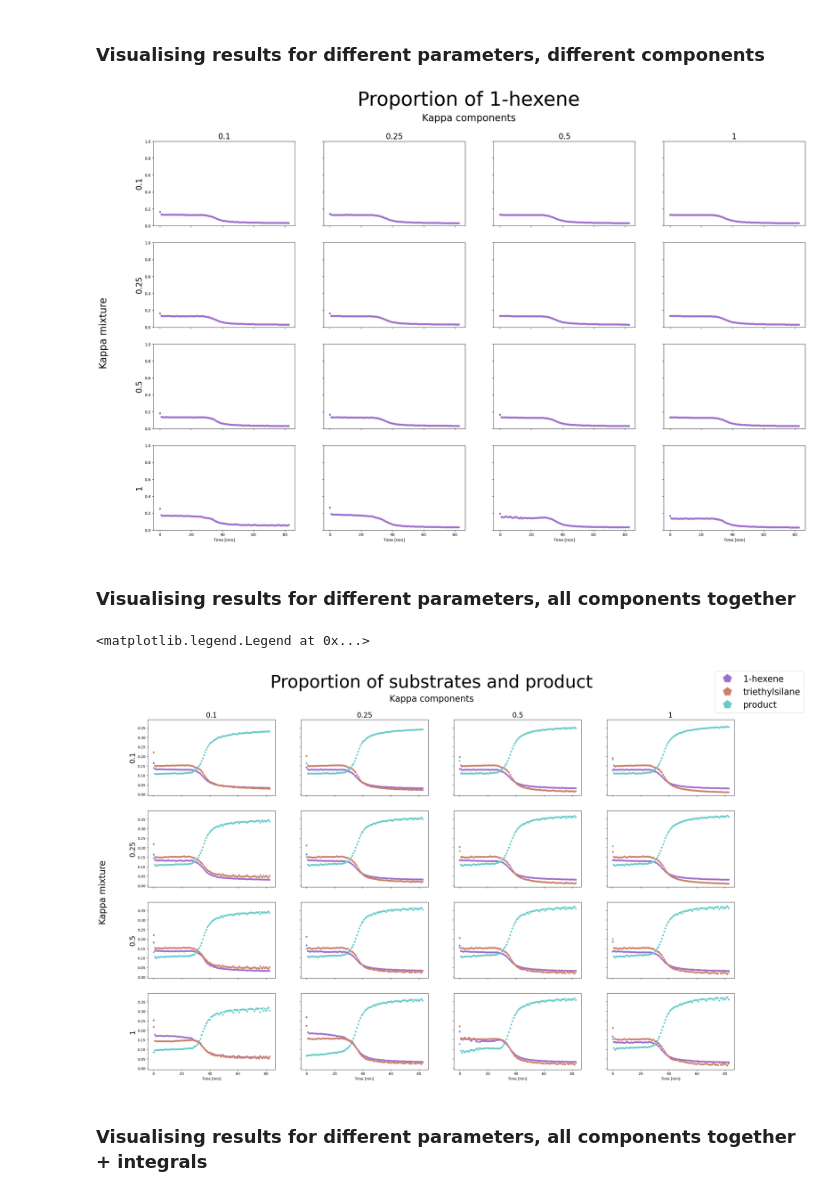
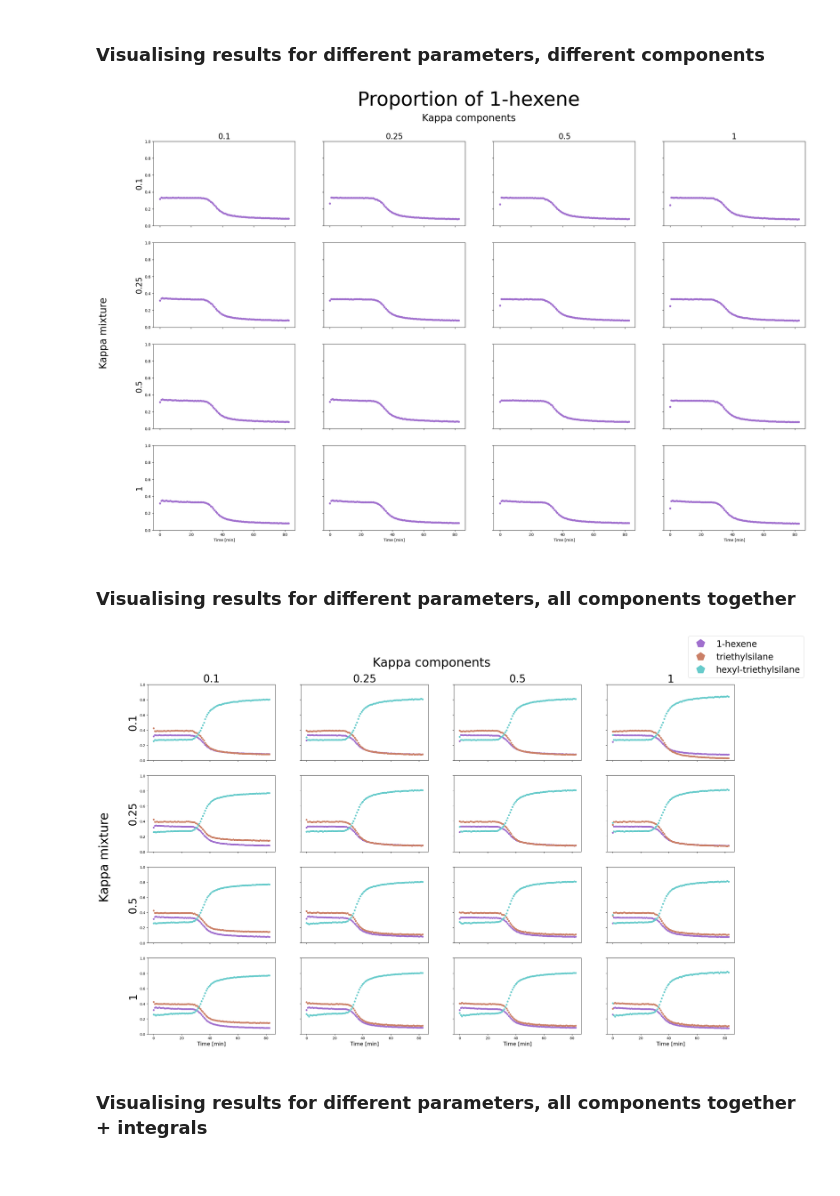
Before and after one commit to BDomzal/magnetstein_x_chemical_reactions, a Jupyter notebook: notebooks/visualisation.ipynb, the cells around one changed output. Drawn from its saved outputs; the diff is of its cells as text; code cells hidden in the pictures.

Commit message:
Corrected figures

```diff
--- a/notebooks/visualisation.ipynb
+++ b/notebooks/visualisation.ipynb
@@ -21,7 +21,7 @@ import matplotlib.pyplot as plt
 
 #optionally add ylim(0,0.4) in plots
 # %%
-experiment_name = 'PMG 287 monitoring with full mixture spectrum'
+experiment_name = 'PMG 287 monitoring'
 # %%
 mixture_paths = {'Saccharose hydrolysis': '../data/saccharose_hydrolysis/preprocessed_mixture.csv',
                 'PMG 284 monitoring': '../data/PMG_284/preprocessed_mixture.csv',
@@ -76,10 +76,10 @@ results_paths = {
                 }
 
 substances_names = {'Saccharose hydrolysis': ['sucrose', 'alpha-glucose', 'beta-glucose', 'fructose'],
-                    'PMG 284 monitoring': ['2-pentene', 'triethylsilane', 'products'],
-                    'PMG 287 monitoring': ['1-hexene', 'triethylsilane', 'product'],
+                    'PMG 284 monitoring': ['2-pentene', 'triethylsilane', '2-pentyl-1-triethylsilane'],
+                    'PMG 287 monitoring': ['1-hexene', 'triethylsilane', 'hexyl-triethylsilane'],
                     'Saccharose hydrolysis with full mixture spectrum': ['sucrose', 'alpha-glucose', 'beta-glucose', 'fructose'],
-                    'PMG 287 monitoring with full mixture spectrum': ['1-hexene', 'triethylsilane', 'product'],
+                    'PMG 287 monitoring with full mixture spectrum': ['1-hexene', 'triethylsilane', 'hexyl-triethylsilane'],
                     }
 
 integrals_to_compare_with = {'Saccharose hydrolysis': '../mnova_integrals/sacharoza_calki_nowe.csv',
@@ -325,58 +325,64 @@ for ax, row in zip(axs[:,0], rows):
     ax.set_ylabel(row, rotation=90, size=20)
 #fig.savefig(results_paths[experiment_name]+'comparison_for_different_kappas_'+ substances_names[experiment_name][component_nr]+'.png')
 # %% [output]
-[figure, old version]
+[figure, new version]
 # %% [markdown]
 ### Visualising results for different parameters, all components together
 # %%
-fig, axs = plt.subplots(len(all_kappas), len(all_kappas_th), sharex='all', sharey='all')
-fig.suptitle('Proportion of substrates and product', fontsize=50)
+if experiment_name == 'Saccharose hydrolysis with full mixture spectrum':
+    fig, axs = plt.subplots(len(all_kappas), len(all_kappas_th), sharex='all')
+else:
+    fig, axs = plt.subplots(len(all_kappas), len(all_kappas_th), sharex='all', sharey='all')
+#fig.suptitle('Proportion of substrates and product', fontsize=50)
 fig.set_size_inches(30, 18, forward=True)
 
-fig.text(0.5, 0.92, 'Kappa components', ha='center', size=25)
-fig.text(0.06, 0.5, 'Kappa mixture', va='center', rotation='vertical', size=25)
+ylims_dict_sacch_hydr_full_mix = {0.01: 0.05, 0.1: 0.21, 0.25: 0.63, 0.5:1.}
+
+fig.text(0.5, 0.92, 'Kappa components', ha='center', size=35)
+fig.text(0.06, 0.5, 'Kappa mixture', va='center', rotation='vertical', size=35)
 
 for i, ax in enumerate(axs):
     kappa = all_kappas[i]
     for j, axx in enumerate(ax):
         kappa_th = all_kappas_th[j]
         try:
             y = results_dict[(kappa, kappa_th)]
             for i in range(y.shape[1]):
-#                 if experiment_name == 'Saccharose hydrolysis with full mixture spectrum':
-#                     axx.plot(time_range[experiment_name], y[:,i]/y.sum(axis=1)[i], 'p', markersize=5,
-#                              label=substances_names[experiment_name][i],
-#                             color=saturated_colors_for_components[experiment_name][i])
-#                 else:
+                if experiment_name == 'Saccharose hydrolysis with full mixture spectrum':
+                    axx.axis(ymin=0, ymax=ylims_dict_sacch_hydr_full_mix[kappa])
+                    axx.plot(time_range[experiment_name], y[:,i], 'p', markersize=5,
+                             label=substances_names[experiment_name][i],
+                            color=saturated_colors_for_components[experiment_name][i])
+                else:
                     axx.plot(time_range[experiment_name], y[:,i], 'p', markersize=5,
                              label=substances_names[experiment_name][i],
                             color=saturated_colors_for_components[experiment_name][i])
         except TypeError:
             axx.plot(0,0)
         except AttributeError:
             axx.plot(0,0)
 
 cols = [str(kappa_th) for kappa_th in all_kappas_th]
 rows = [str(kappa) for kappa in all_kappas]
 
 for ax, col in zip(axs[0], cols):
-    ax.set_title(col, size=20)
+    ax.set_title(col, size=30)
     if experiment_name == 'Saccharose hydrolysis with full mixture spectrum' or experiment_name=='PMG 287 monitoring with full mixture spectrum':
         pass
     else:
         ax.set_ylim(0,1)
 
 for ax, col in zip(axs[-1], cols):
-        ax.set_xlabel('Time [min]', size=10)
+    ax.set_xlabel('Time [min]', size=15)
 
 for ax, row in zip(axs[:,0], rows):
-    ax.set_ylabel(row, rotation=90, size=20)
+    ax.set_ylabel(row, rotation=90, size=30)
 handles, labels = ax.get_legend_handles_labels()
+
 fig.legend(handles, labels, loc='upper right', prop={'size': 25}, markerscale=5)
 #fig.savefig(results_paths[experiment_name]+'comparison_for_different_kappas_components_separately.png')
 # %% [output]
-<matplotlib.legend.Legend at 0x...>
-[figure, old version]
+[figure, new version]
 # %% [markdown]
 ### Visualising results for different parameters, all components together + integrals
 # %%
```
Also changed, not shown: parts of 2 cells of this notebook, 11 other files.
